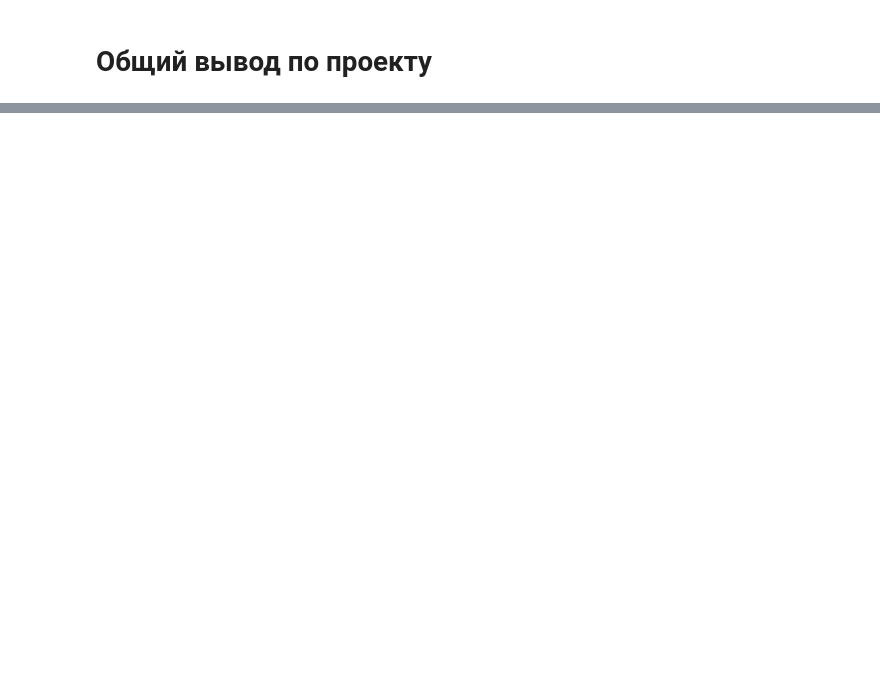
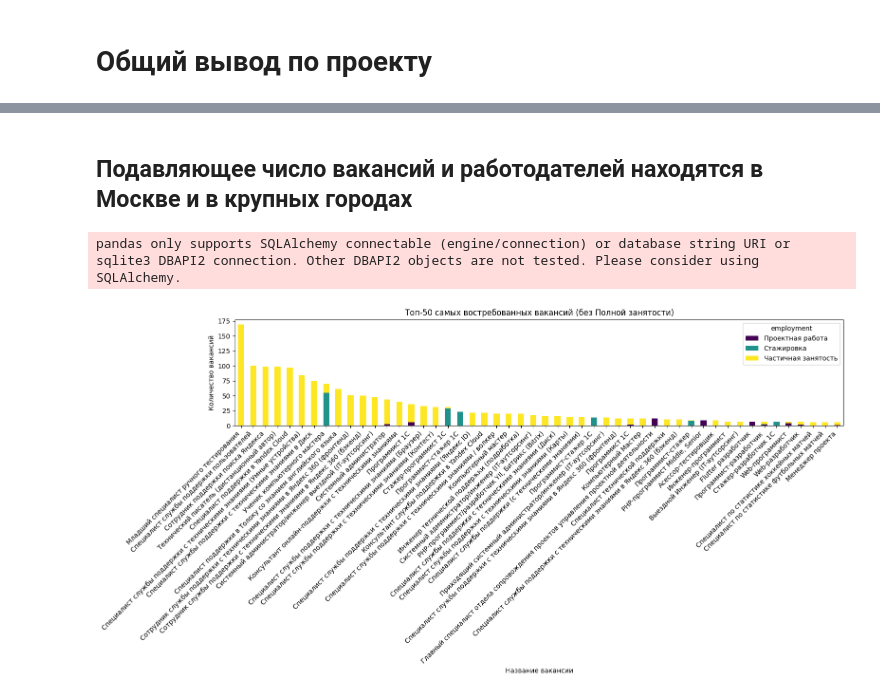
Before and after one commit to kuchsk/skillfactory_sql_hh, a Jupyter notebook: skillfactory_slq_hh_analise.ipynb, the cells around one changed output, grey strips where cells are left out. Cells and saved outputs as stored; diff of their text form; code cells hidden in the pictures; blank space fills up the shorter version.

```diff
--- a/skillfactory_slq_hh_analise.ipynb
+++ b/skillfactory_slq_hh_analise.ipynb
@@ -10,17 +10,13 @@ import psycopg2
 # %%
 DBNAME = 'project_sql'
 USER = 'skillfactory'
-PASSWORD = 'censored'
+PASSWORD = 'cCkxxLVrDE8EbvjueeMedPKt'
 HOST = '84.201.134.129'
 PORT = 5432
-
 connection = psycopg2.connect(   dbname=DBNAME,   user=USER,   host=HOST,   password=PASSWORD,   port=PORT)
-
 areas = pd.read_sql_query(f'''select * from areas''', connection)
 industries = pd.read_sql_query(f'''select * from industries''', connection)
 vacancies = pd.read_sql_query(f'''select * from vacancies''', connection)
 employers = pd.read_sql_query(f'''select * from employers''', connection)
 employers_industries = pd.read_sql_query(f'''select * from employers_industries''', connection)
-
-connection.close()
 # %%
@@ -692,0 +664,42 @@ cnt_vac_dataordann
+# %% [markdown]
+## Подавляющее число вакансий и работодателей находятся в Москве и в крупных городах
+# %%
+top_vacancies_employment = pd.read_sql_query(
+    '''SELECT name, employment, count(*) AS vacancy_count
+       FROM vacancies
+       where employment != 'Полная занятость'
+       GROUP BY name, employment
+       ORDER BY name, vacancy_count DESC''',
+    connection
+)
+
+top_vacancies_employment = top_vacancies_employment.pivot_table(
+    index='name',
+    columns='employment',
+    values='vacancy_count',
+    fill_value=0
+)
+
+top_vacancies_employment['Total'] = top_vacancies_employment.sum(axis=1)
+
+top_vacancies_employment = top_vacancies_employment.sort_values(by='Total', ascending=False)
+
+
+top_vacancies_employment = top_vacancies_employment.drop('Total', axis=1)
+
+top_vacancies_employment = top_vacancies_employment.head(50)
+
+plt.figure(figsize=(16, 8))
+top_vacancies_employment.plot(kind='bar', stacked=True, colormap='viridis', ax=plt.gca())
+
+plt.xlabel('Название вакансии')
+plt.ylabel('Количество вакансий')
+plt.title('Топ-50 самых востребованных вакансий (без Полной занятости)')
+
+plt.xticks(rotation=45, ha='right')
+
+plt.tight_layout()
+plt.show()
+# %% [output]
+pandas only supports SQLAlchemy connectable (engine/connection) or database string URI or sqlite3 DBAPI2 connection. Other DBAPI2 objects are not tested. Please consider using SQLAlchemy.
+[figure, added]
```
Also changed, not shown: parts of 93 cells of this notebook.
